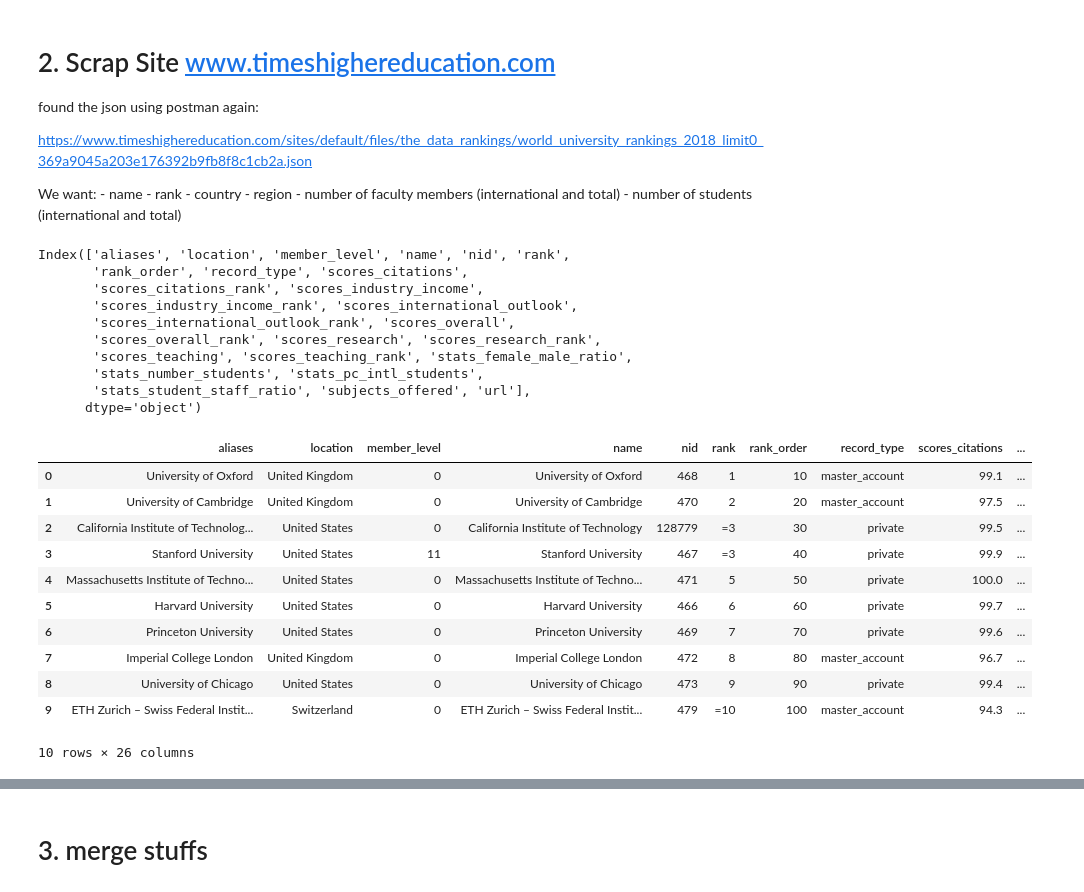
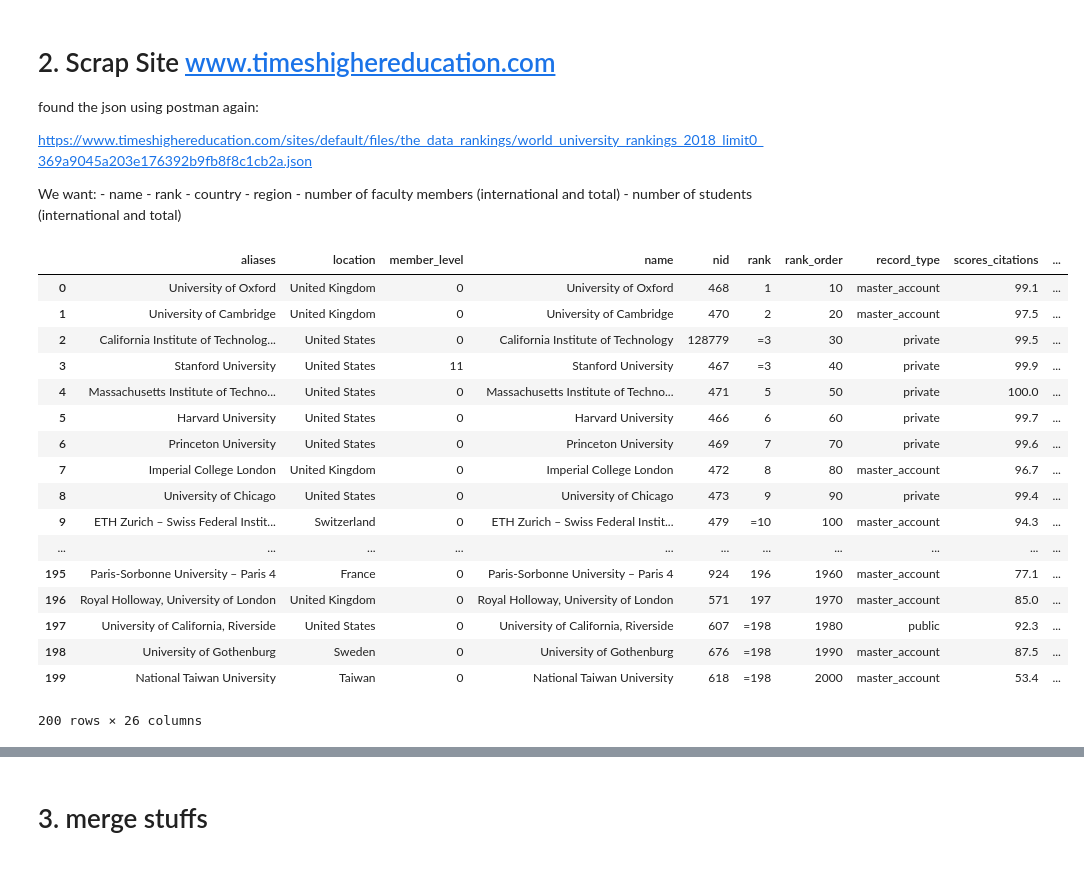
Before and after one commit to NicoBrun/ada2017, a Jupyter notebook: 02 - Data from the Web/Homework 2.ipynb, the cells around one changed output, grey strips where cells are left out. Cells and saved outputs as stored; diff of their text form; code cells hidden in the pictures.

```diff
--- a/02 - Data from the Web/Homework 2.ipynb
+++ b/02 - Data from the Web/Homework 2.ipynb
@@ -186,29 +186,26 @@ We want:
 # %%
 #json to dataframe using panda
 json_data2 = json.load(open('TimesRanking.json'))
 df2 = json_normalize(json_data2['data'])
-print(df2.T.index)
-df2.head(10)
+#print(df2.T.index)
+yolo123 = df2.head(200)
+yolo123
 # %% [output]
+|  | aliases | location | member_level | name | nid | rank | rank_order | record_type | scores_citations | ... |
+| 0 | University of Oxford | United Kingdom | 0 | University of Oxford | 468 | 1 | 10 | master_account | 99.1 | ... |
+| 1 | University of Cambridge | United Kingdom | 0 | University of Cambridge | 470 | 2 | 20 | master_account | 97.5 | ... |
+| 2 | California Institute of Technolog... | United States | 0 | California Institute of Technology | 128779 | =3 | 30 | private | 99.5 | ... |
+| 3 | Stanford University | United States | 11 | Stanford University | 467 | =3 | 40 | private | 99.9 | ... |
+| 4 | Massachusetts Institute of Techno... | United States | 0 | Massachusetts Institute of Techno... | 471 | 5 | 50 | private | 100.0 | ... |
+| 5 | Harvard University | United States | 0 | Harvard University | 466 | 6 | 60 | private | 99.7 | ... |
+| 6 | Princeton University | United States | 0 | Princeton University | 469 | 7 | 70 | private | 99.6 | ... |
+| 7 | Imperial College London | United Kingdom | 0 | Imperial College London | 472 | 8 | 80 | master_account | 96.7 | ... |
+| 8 | University of Chicago | United States | 0 | University of Chicago | 473 | 9 | 90 | private | 99.4 | ... |
+| 9 | ETH Zurich – Swiss Federal Instit... | Switzerland | 0 | ETH Zurich – Swiss Federal Instit... | 479 | =10 | 100 | master_account | 94.3 | ... |
+| ... | ... | ... | ... | ... | ... | ... | ... | ... | ... | ... |
+| 195 | Paris-Sorbonne University – Paris 4 | France | 0 | Paris-Sorbonne University – Paris 4 | 924 | 196 | 1960 | master_account | 77.1 | ... |
+| 196 | Royal Holloway, University of London | United Kingdom | 0 | Royal Holloway, University of London | 571 | 197 | 1970 | master_account | 85.0 | ... |
+| 197 | University of California, Riverside | United States | 0 | University of California, Riverside | 607 | =198 | 1980 | public | 92.3 | ... |
+| 198 | University of Gothenburg | Sweden | 0 | University of Gothenburg | 676 | =198 | 1990 | master_account | 87.5 | ... |
+| 199 | National Taiwan University | Taiwan | 0 | National Taiwan University | 618 | =198 | 2000 | master_account | 53.4 | ... |
-Index(['aliases', 'location', 'member_level', 'name', 'nid', 'rank',
-       'rank_order', 'record_type', 'scores_citations',
-       'scores_citations_rank', 'scores_industry_income',
-       'scores_industry_income_rank', 'scores_international_outlook',
-       'scores_international_outlook_rank', 'scores_overall',
-       'scores_overall_rank', 'scores_research', 'scores_research_rank',
-       'scores_teaching', 'scores_teaching_rank', 'stats_female_male_ratio',
-       'stats_number_students', 'stats_pc_intl_students',
-       'stats_student_staff_ratio', 'subjects_offered', 'url'],
-      dtype='object')
+200 rows × 26 columns
-|  | aliases | location | member_level | name | nid | rank | rank_order | record_type | scores_citations | ... |
-| 0 | University of Oxford | United Kingdom | 0 | University of Oxford | 468 | 1 | 10 | master_account | 99.1 | ... |
-| 1 | University of Cambridge | United Kingdom | 0 | University of Cambridge | 470 | 2 | 20 | master_account | 97.5 | ... |
-| 2 | California Institute of Technolog... | United States | 0 | California Institute of Technology | 128779 | =3 | 30 | private | 99.5 | ... |
-| 3 | Stanford University | United States | 11 | Stanford University | 467 | =3 | 40 | private | 99.9 | ... |
-| 4 | Massachusetts Institute of Techno... | United States | 0 | Massachusetts Institute of Techno... | 471 | 5 | 50 | private | 100.0 | ... |
-| 5 | Harvard University | United States | 0 | Harvard University | 466 | 6 | 60 | private | 99.7 | ... |
-| 6 | Princeton University | United States | 0 | Princeton University | 469 | 7 | 70 | private | 99.6 | ... |
-| 7 | Imperial College London | United Kingdom | 0 | Imperial College London | 472 | 8 | 80 | master_account | 96.7 | ... |
-| 8 | University of Chicago | United States | 0 | University of Chicago | 473 | 9 | 90 | private | 99.4 | ... |
-| 9 | ETH Zurich – Swiss Federal Instit... | Switzerland | 0 | ETH Zurich – Swiss Federal Instit... | 479 | =10 | 100 | master_account | 94.3 | ... |
-10 rows × 26 columns
```
Also changed, not shown: parts of 3 cells of this notebook.
